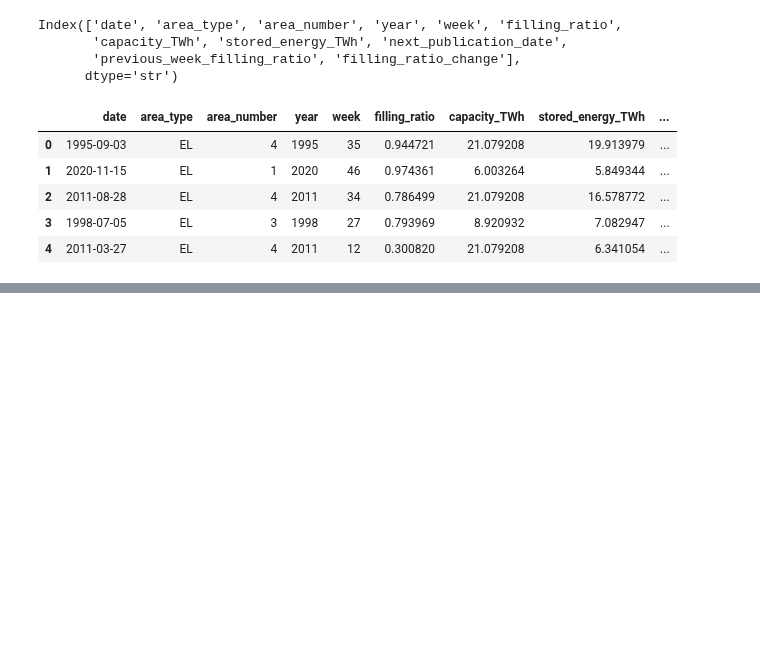
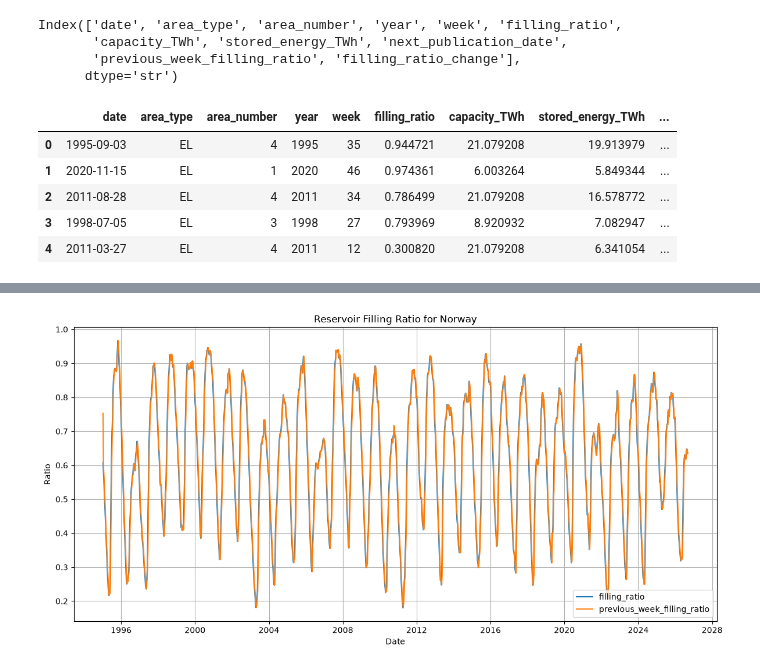
Before and after one commit to sgkop/IND320-Innlevering-sgkop, a Jupyter notebook: Innelevering 1/Dashboard basics.ipynb, the cells around one changed output, grey strips where cells are left out. Saved outputs shown, nothing was run; the diff lists cells and outputs as text; code cells hidden in the pictures; blank space fills up the shorter version.

```diff
--- a/Innelevering 1/Dashboard basics.ipynb
+++ b/Innelevering 1/Dashboard basics.ipynb
@@ -67,0 +151,33 @@ df.head()
+# %%
+import matplotlib.pyplot as plt
+
+# Kun Norge
+df_no = df[df["area_type"] == "NO"].copy()
+
+# Sorter etter dato
+df_no = df_no.sort_values("date")
+
+plt.figure(figsize=(12, 6))
+
+plt.plot(
+    df_no["date"],
+    df_no["filling_ratio"],
+    label="filling_ratio"
+)
+
+plt.plot(
+    df_no["date"],
+    df_no["previous_week_filling_ratio"],
+    label="previous_week_filling_ratio"
+)
+
+plt.title("Reservoir Filling Ratio for Norway")
+plt.xlabel("Date")
+plt.ylabel("Ratio")
+plt.legend()
+plt.grid(True)
+
+plt.tight_layout()
+plt.show()
+# %% [output]
+[figure, added]
```
Also changed, not shown: parts of 4 cells of this notebook.
